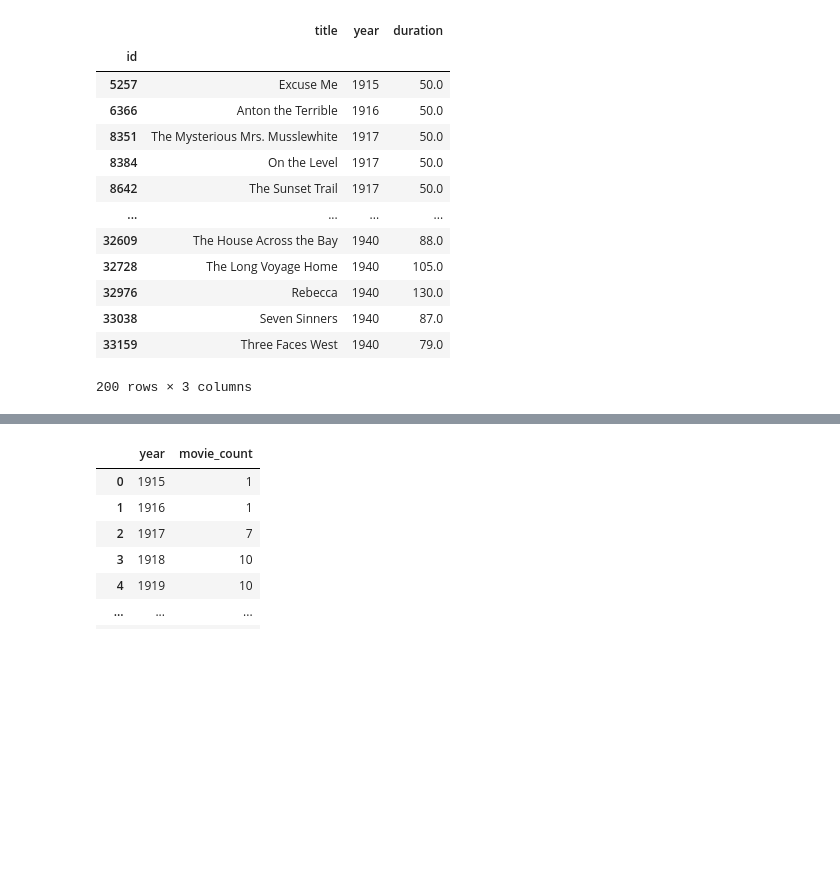
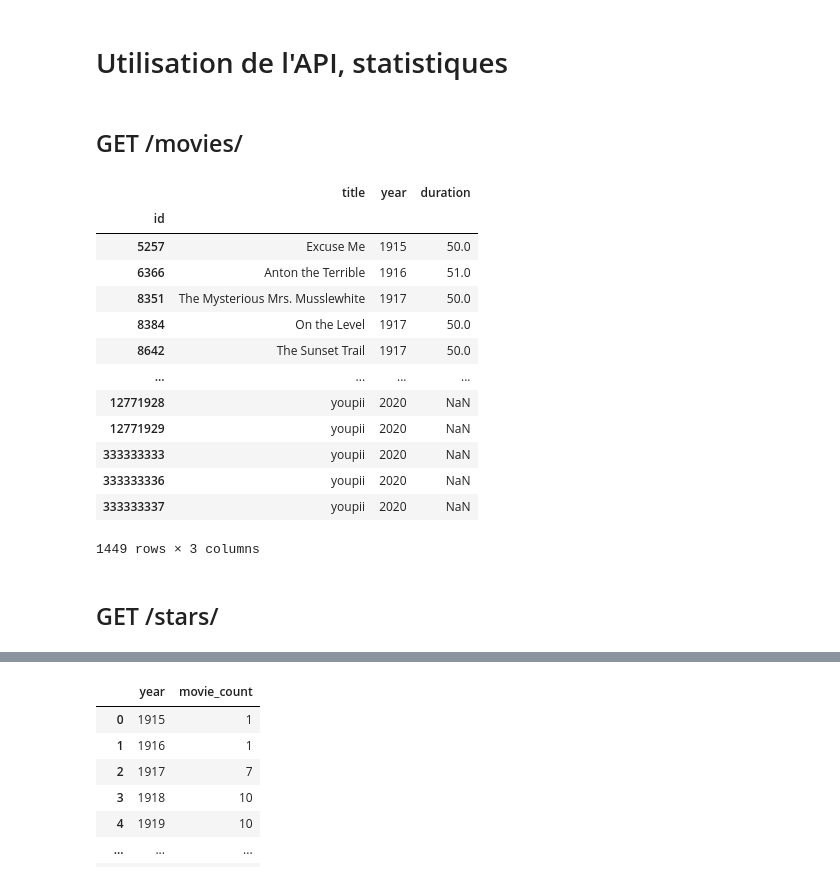
Before and after one commit to iribarnesy/movies-rest-api, a Jupyter notebook: Stats.ipynb, the cells around one changed output, grey strips where cells are left out. Saved outputs shown, nothing was run; the diff lists cells and outputs as text; code cells hidden in the pictures; blank space fills up the shorter version.

```diff
--- a/Stats.ipynb
+++ b/Stats.ipynb
@@ -1,3 +1,5 @@
+# %% [markdown]
+# Utilisation de l'API, statistiques
 # %%
 import pandas as pd
 import requests
@@ -5,23 +10,27 @@ from datetime import datetime
 # %%
 API_URL = "http://localhost:8000/"
+# %% [markdown]
+## GET /movies/
 # %%
 skip = 0
-limit = 200
+limit = 2000
 dfMovies = pd.read_json(API_URL+f"movies/?limit={limit}&skip={skip}")
 dfMovies.set_index("id", inplace=True)
 dfMovies
 # %% [output]
 |  | title | year | duration |
 | id |  |  |  |
 | 5257 | Excuse Me | 1915 | 50.0 |
-| 6366 | Anton the Terrible | 1916 | 50.0 |
+| 6366 | Anton the Terrible | 1916 | 51.0 |
 | 8351 | The Mysterious Mrs. Musslewhite | 1917 | 50.0 |
 | 8384 | On the Level | 1917 | 50.0 |
 | 8642 | The Sunset Trail | 1917 | 50.0 |
 | ... | ... | ... | ... |
-| 32609 | The House Across the Bay | 1940 | 88.0 |
-| 32728 | The Long Voyage Home | 1940 | 105.0 |
-| 32976 | Rebecca | 1940 | 130.0 |
-| 33038 | Seven Sinners | 1940 | 87.0 |
-| 33159 | Three Faces West | 1940 | 79.0 |
+| 12771928 | youpii | 2020 | NaN |
+| 12771929 | youpii | 2020 | NaN |
+| 333333333 | youpii | 2020 | NaN |
+| 333333336 | youpii | 2020 | NaN |
+| 333333337 | youpii | 2020 | NaN |
-200 rows × 3 columns
+1449 rows × 3 columns
+# %% [markdown]
+## GET /stars/
```
Also changed, not shown: parts of 23 cells of this notebook.
